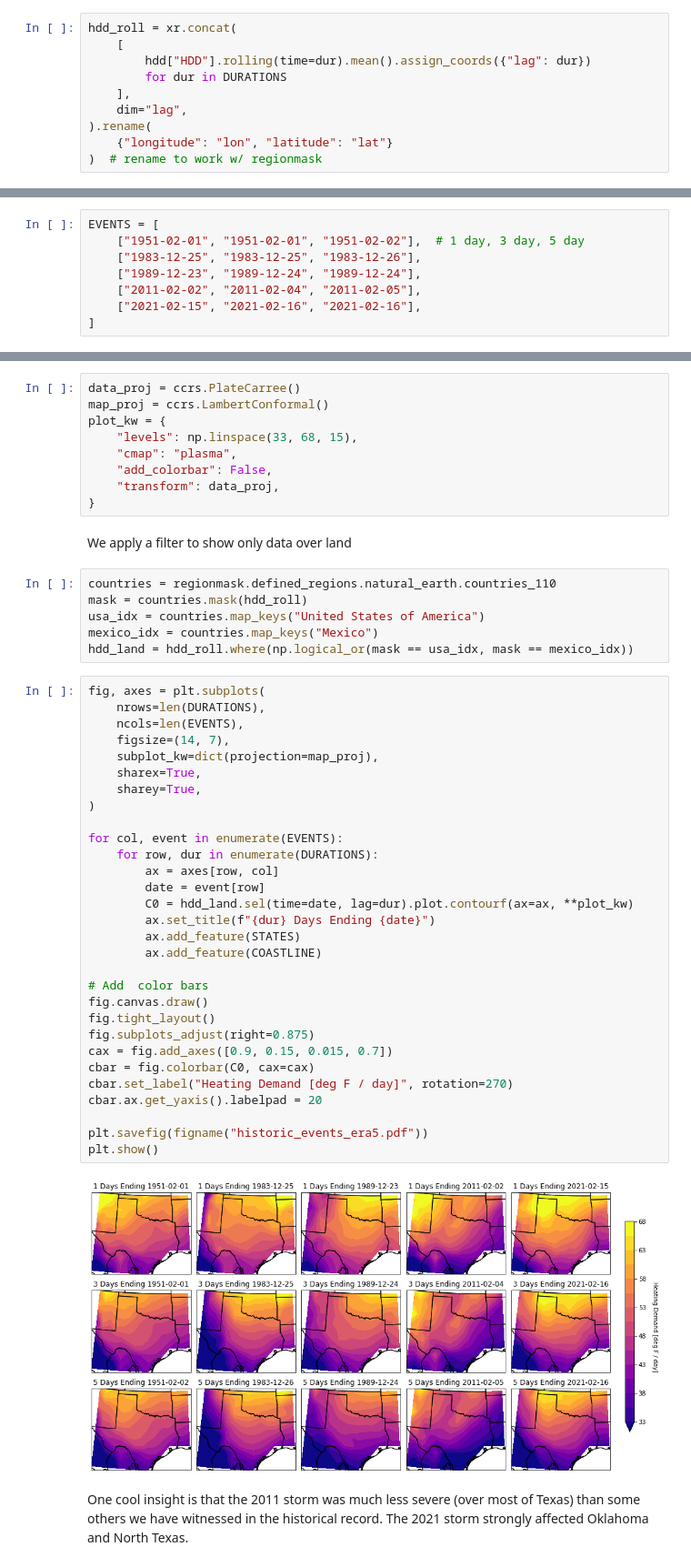
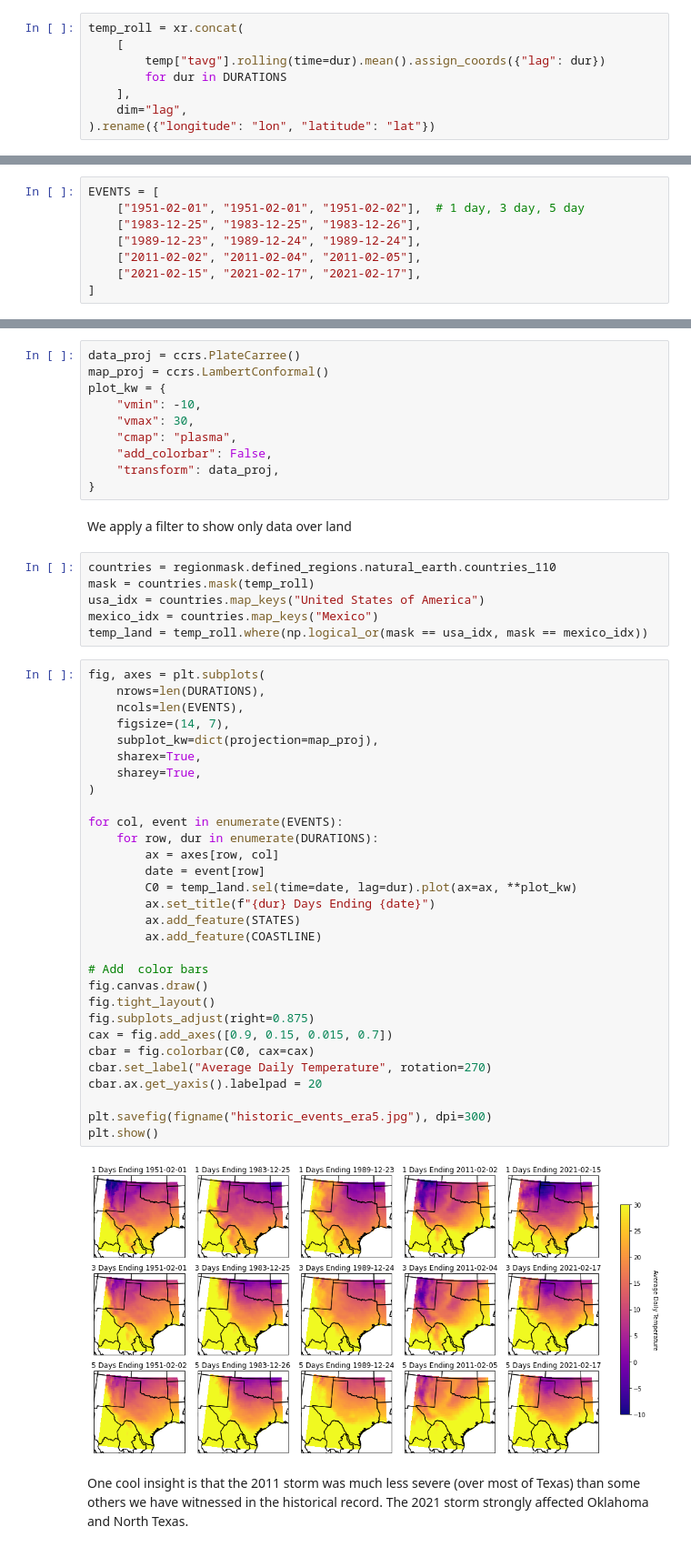
Before and after one commit to jdossgollin/2021-TXtreme, a Jupyter notebook: scripts/historic.ipynb, the cells around one changed output, grey strips where cells are left out. Shown at 91% size. Drawn from its saved outputs; the diff is of its cells as text.

Commit message:
Versions of figures to discuss w/ Dave Manu Vijay

```diff
--- a/scripts/historic.ipynb
+++ b/scripts/historic.ipynb
@@ -28,15 +28,13 @@ hdd = (
     .compute()
 )
 # %%
-hdd_roll = xr.concat(
+temp_roll = xr.concat(
     [
-        hdd["HDD"].rolling(time=dur).mean().assign_coords({"lag": dur})
+        temp["tavg"].rolling(time=dur).mean().assign_coords({"lag": dur})
         for dur in DURATIONS
     ],
     dim="lag",
-).rename(
-    {"longitude": "lon", "latitude": "lat"}
-)  # rename to work w/ regionmask
+).rename({"longitude": "lon", "latitude": "lat"})
 # %% [markdown]
 Based on **subjective** exploratory analysis, reading newspapers and blogs, and looking at this data, we choose 4 events to plot
 # %%
@@ -45,7 +43,7 @@ EVENTS = [
     ["1983-12-25", "1983-12-25", "1983-12-26"],
     ["1989-12-23", "1989-12-24", "1989-12-24"],
     ["2011-02-02", "2011-02-04", "2011-02-05"],
-    ["2021-02-15", "2021-02-16", "2021-02-16"],
+    ["2021-02-15", "2021-02-17", "2021-02-17"],
 ]
 # %% [markdown]
 **NOTE**: not all data for 2021 is available yet!
@@ -55,7 +53,8 @@ We'll plot heating demand days centered on Texas, but we'll include nearby regio
 data_proj = ccrs.PlateCarree()
 map_proj = ccrs.LambertConformal()
 plot_kw = {
-    "levels": np.linspace(33, 68, 15),
+    "vmin": -10,
+    "vmax": 30,
     "cmap": "plasma",
     "add_colorbar": False,
     "transform": data_proj,
@@ -64,42 +63,42 @@ plot_kw = {
 We apply a filter to show only data over land
 # %%
 countries = regionmask.defined_regions.natural_earth.countries_110
-mask = countries.mask(hdd_roll)
+mask = countries.mask(temp_roll)
 usa_idx = countries.map_keys("United States of America")
 mexico_idx = countries.map_keys("Mexico")
-hdd_land = hdd_roll.where(np.logical_or(mask == usa_idx, mask == mexico_idx))
+temp_land = temp_roll.where(np.logical_or(mask == usa_idx, mask == mexico_idx))
 # %%
 fig, axes = plt.subplots(
     nrows=len(DURATIONS),
     ncols=len(EVENTS),
     figsize=(14, 7),
     subplot_kw=dict(projection=map_proj),
     sharex=True,
     sharey=True,
 )
 
 for col, event in enumerate(EVENTS):
     for row, dur in enumerate(DURATIONS):
         ax = axes[row, col]
         date = event[row]
-        C0 = hdd_land.sel(time=date, lag=dur).plot.contourf(ax=ax, **plot_kw)
+        C0 = temp_land.sel(time=date, lag=dur).plot(ax=ax, **plot_kw)
         ax.set_title(f"{dur} Days Ending {date}")
         ax.add_feature(STATES)
         ax.add_feature(COASTLINE)
 
 # Add  color bars
 fig.canvas.draw()
 fig.tight_layout()
 fig.subplots_adjust(right=0.875)
 cax = fig.add_axes([0.9, 0.15, 0.015, 0.7])
 cbar = fig.colorbar(C0, cax=cax)
-cbar.set_label("Heating Demand [deg F / day]", rotation=270)
+cbar.set_label("Average Daily Temperature", rotation=270)
 cbar.ax.get_yaxis().labelpad = 20
 
-plt.savefig(figname("historic_events_era5.pdf"))
+plt.savefig(figname("historic_events_era5.jpg"), dpi=300)
 plt.show()
 # %% [output]
-[figure, old version]
+[figure, new version]
 # %% [markdown]
 One cool insight is that the 2011 storm was much less severe (over most of Texas) than some others we have witnessed in the historical record.
 The 2021 storm strongly affected Oklahoma and North Texas.
```
Also changed, not shown: parts of 15 cells of this notebook, 6 other files.
